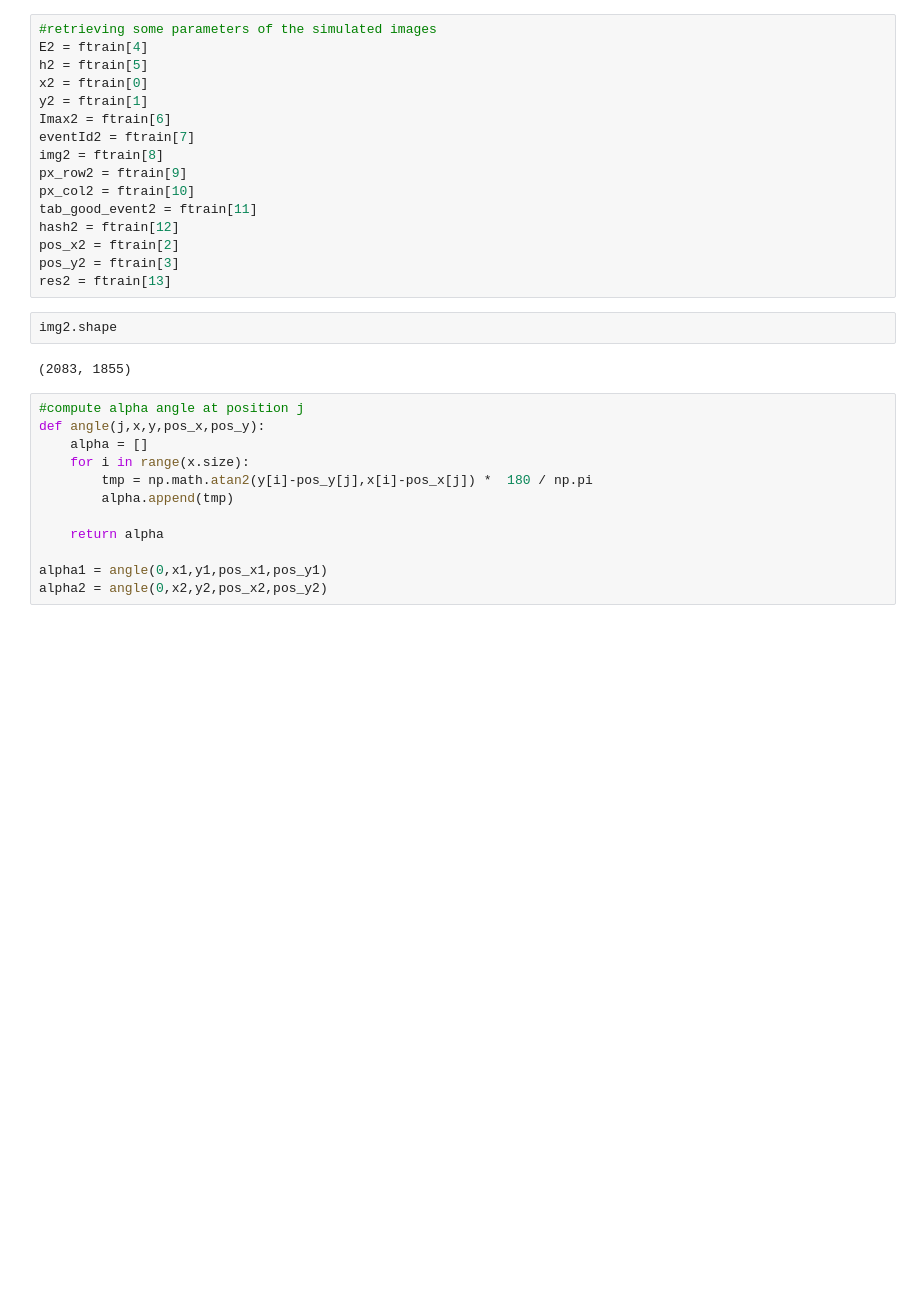
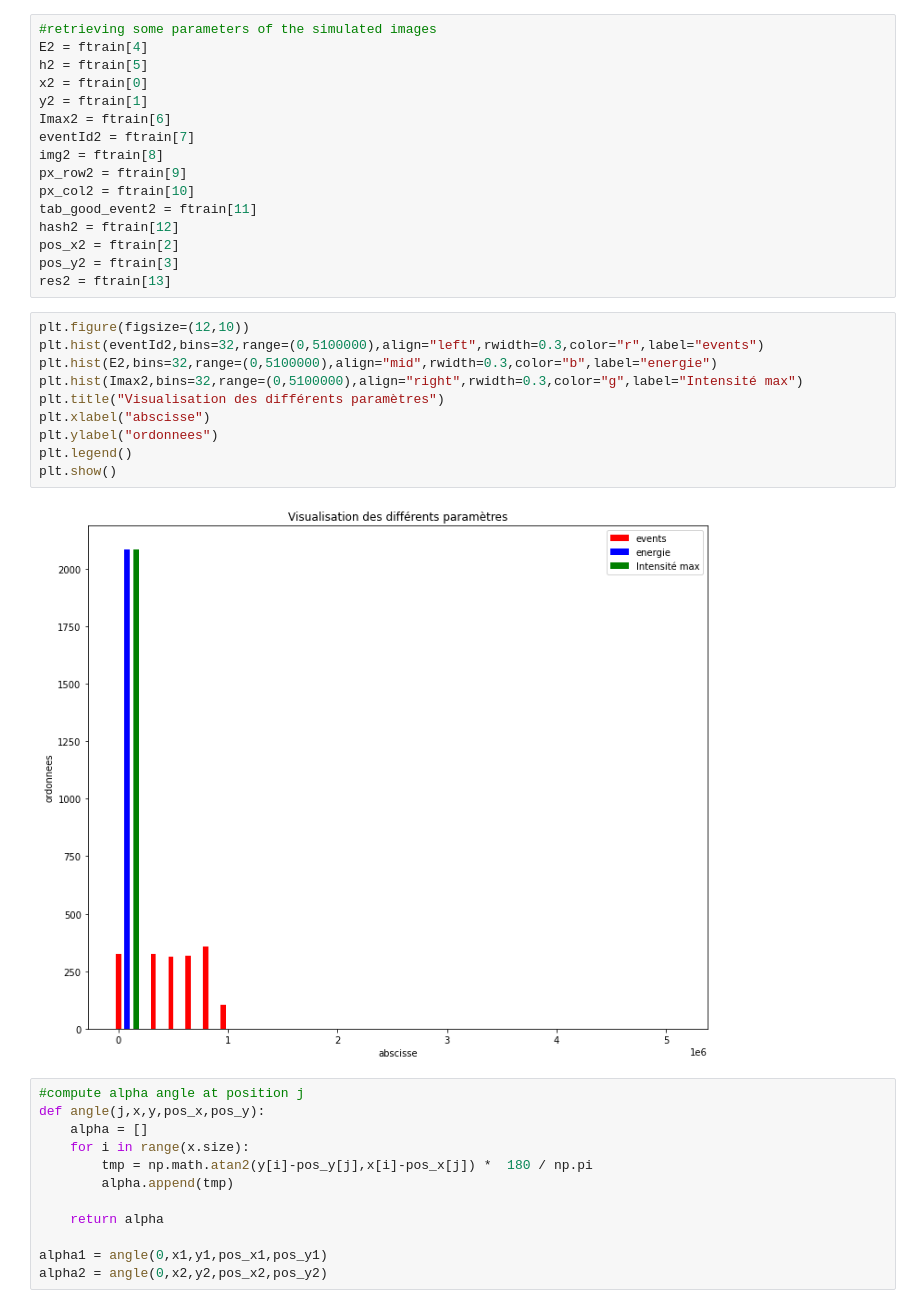
Before and after one commit to Khadimou/cta, a Jupyter notebook: simulatedimages.ipynb, the cells around one changed output. Saved outputs shown, nothing was run; the diff lists cells and outputs as text; blank space fills up the shorter version.

```diff
--- a/simulatedimages.ipynb
+++ b/simulatedimages.ipynb
@@ -110,10 +110,18 @@ hash2 = ftrain[12]
 pos_x2 = ftrain[2]
 pos_y2 = ftrain[3]
 res2 = ftrain[13]
-# %%
-img2.shape
-# %% [output]
-(2083, 1855)
+# %%
+plt.figure(figsize=(12,10))
+plt.hist(eventId2,bins=32,range=(0,5100000),align="left",rwidth=0.3,color="r",label="events")
+plt.hist(E2,bins=32,range=(0,5100000),align="mid",rwidth=0.3,color="b",label="energie")
+plt.hist(Imax2,bins=32,range=(0,5100000),align="right",rwidth=0.3,color="g",label="Intensité max")
+plt.title("Visualisation des différents paramètres")
+plt.xlabel("abscisse")
+plt.ylabel("ordonnees")
+plt.legend()
+plt.show()
+# %% [output]
+[figure, added]
 # %%
 #compute alpha angle at position j
 def angle(j,x,y,pos_x,pos_y):
```
Also changed, not shown: parts of 4 cells of this notebook, 1 other file.
